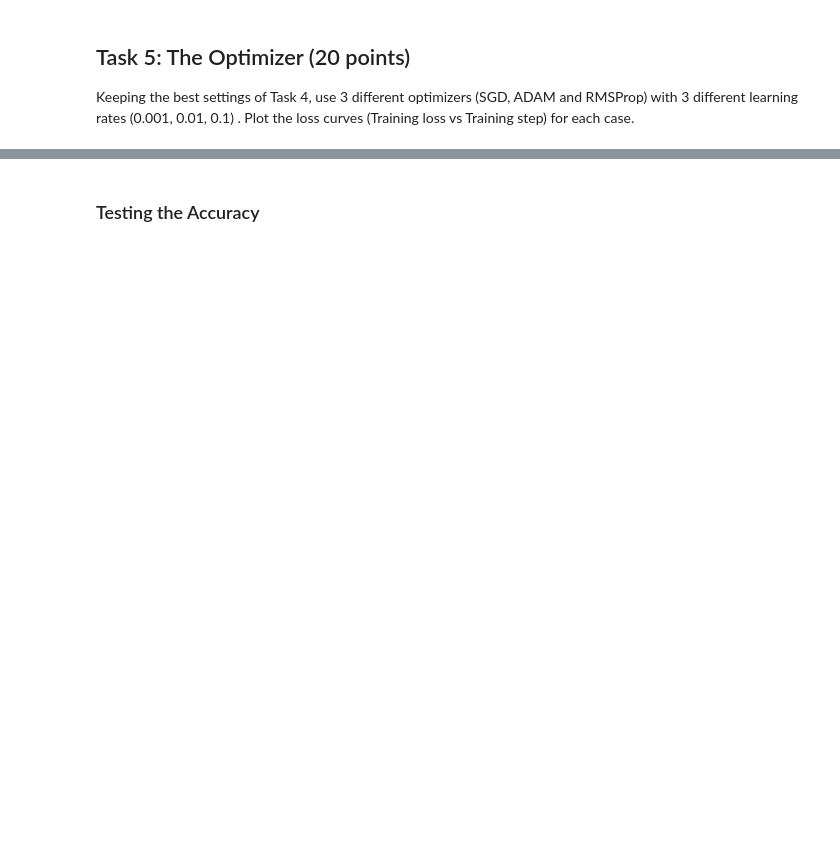
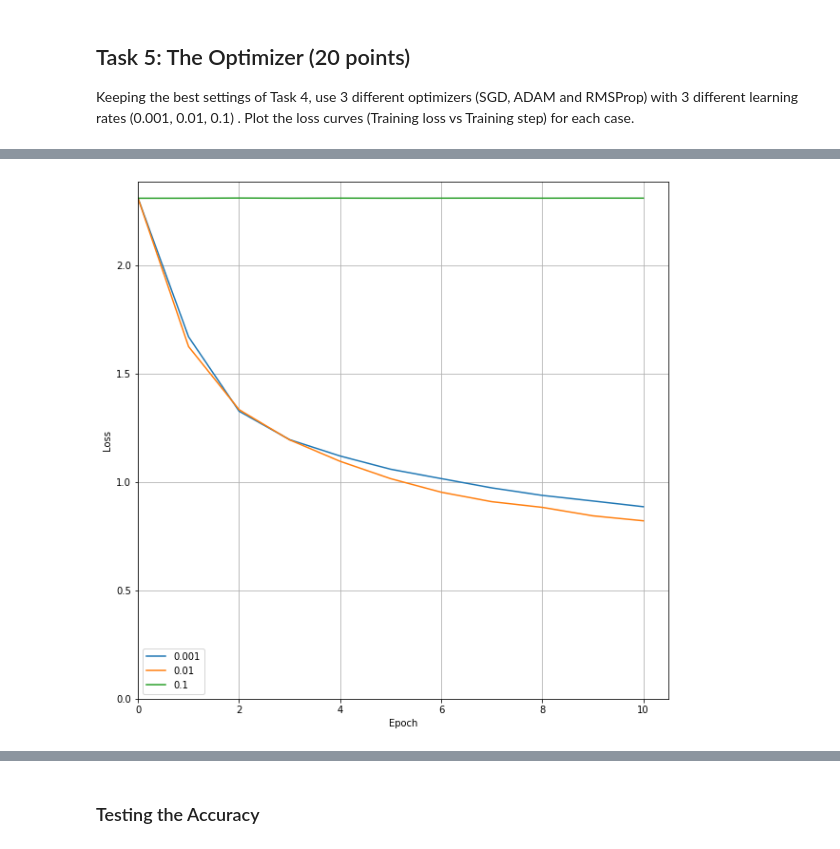
Before and after one commit to gaseln/KAUST_CS390DD_DeepLearning, a Jupyter notebook: project-image-classification/Project_Image_Classification.ipynb, the cells around one changed output, grey strips where cells are left out. Drawn from its saved outputs; the diff is of its cells as text; code cells hidden in the pictures; blank space fills up the shorter version.

```diff
--- a/project-image-classification/Project_Image_Classification.ipynb
+++ b/project-image-classification/Project_Image_Classification.ipynb
@@ -119,6 +121,7 @@ Train the ConvNet for **3** epoches and record the training time and accuracy in
 # %%
 def train_model(model, criterion, optimizer, num_epochs=25, save_path='saved_weight.pth'):
     since = time.time()
+    losses = []
 
     for epoch in range(num_epochs):
         print('Epoch {}/{}'.format(epoch, num_epochs - 1))
@@ -156,6 +159,7 @@ def train_model(model, criterion, optimizer, num_epochs=25, save_path='saved_wei
                 running_corrects += torch.sum(preds == labels.data)
 
             epoch_loss = running_loss / dataset_sizes[phase]
+            losses.append(epoch_loss)
             epoch_acc = running_corrects.double() / dataset_sizes[phase]
 
             print('{} Loss: {:.4f} Acc: {:.4f}'.format(phase, epoch_loss, epoch_acc))
@@ -165,7 +169,7 @@ def train_model(model, criterion, optimizer, num_epochs=25, save_path='saved_wei
     print('Training complete in {:.0f}m {:.0f}s'.format(time_elapsed // 60, time_elapsed % 60))
 
     torch.save(model.state_dict(), save_path)
-    return model
+    return losses
 # %% [markdown]
 ### 1) FC Network
 # %%
@@ -237,0 +844,3 @@ Keeping the best settings of Task 4, use 3 different optimizers (SGD, ADAM and R
+# %%
+optimizer = optim.SGD(model_ft.parameters(), lr=0.001)
+losses_001_SGD = train_model(model_ft, criterion, optimizer, num_epochs=10)
@@ -237,0 +865,3 @@ Keeping the best settings of Task 4, use 3 different optimizers (SGD, ADAM and R
+# %%
+optimizer = optim.SGD(model_ft.parameters(), lr=0.01)
+losses_01_SGD = train_model(model_ft, criterion, optimizer, num_epochs=10)
@@ -237,0 +886,3 @@ Keeping the best settings of Task 4, use 3 different optimizers (SGD, ADAM and R
+# %%
+optimizer = optim.SGD(model_ft.parameters(), lr=0.1)
+losses_1_SGD = train_model(model_ft, criterion, optimizer, num_epochs=10)
@@ -237,0 +920,15 @@ Keeping the best settings of Task 4, use 3 different optimizers (SGD, ADAM and R
+# %%
+plt.figure(figsize=(10, 10))
+plt.plot(np.arange(11), [2.308] + losses_001_SGD, label="0.001")
+plt.plot(np.arange(11), [2.308] + losses_01_SGD, label="0.01")
+plt.plot(np.arange(11), [2.308] + losses_1_SGD, label="0.1")
+plt.xlim(0, )
+plt.ylim(0, )
+plt.legend()
+plt.xlabel("Epoch")
+plt.ylabel("Loss")
+plt.grid()
+plt.savefig("SGD.png")
+plt.show()
+# %% [output]
+[figure, added]
```
Also changed, not shown: parts of 52 cells of this notebook, 18 other files.
